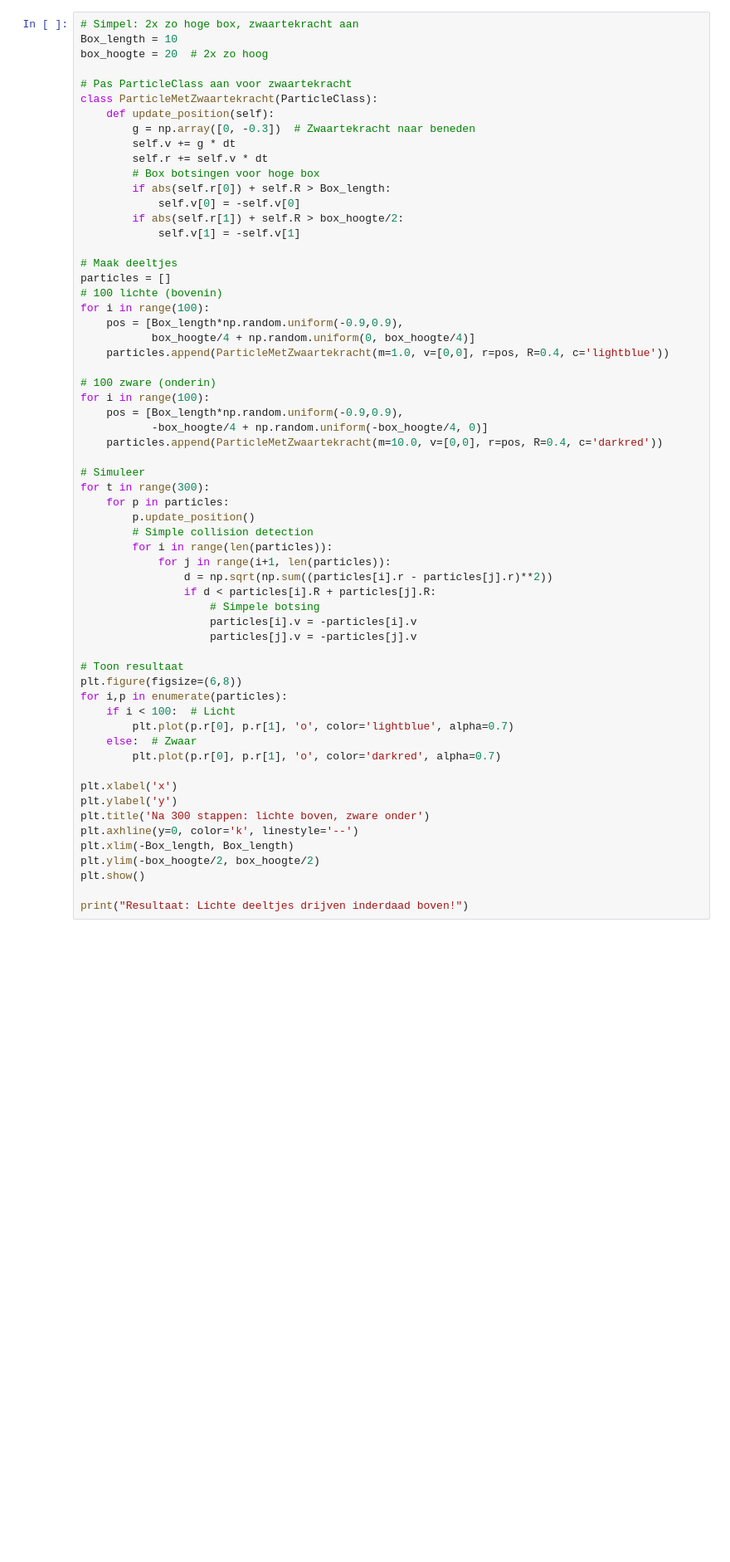
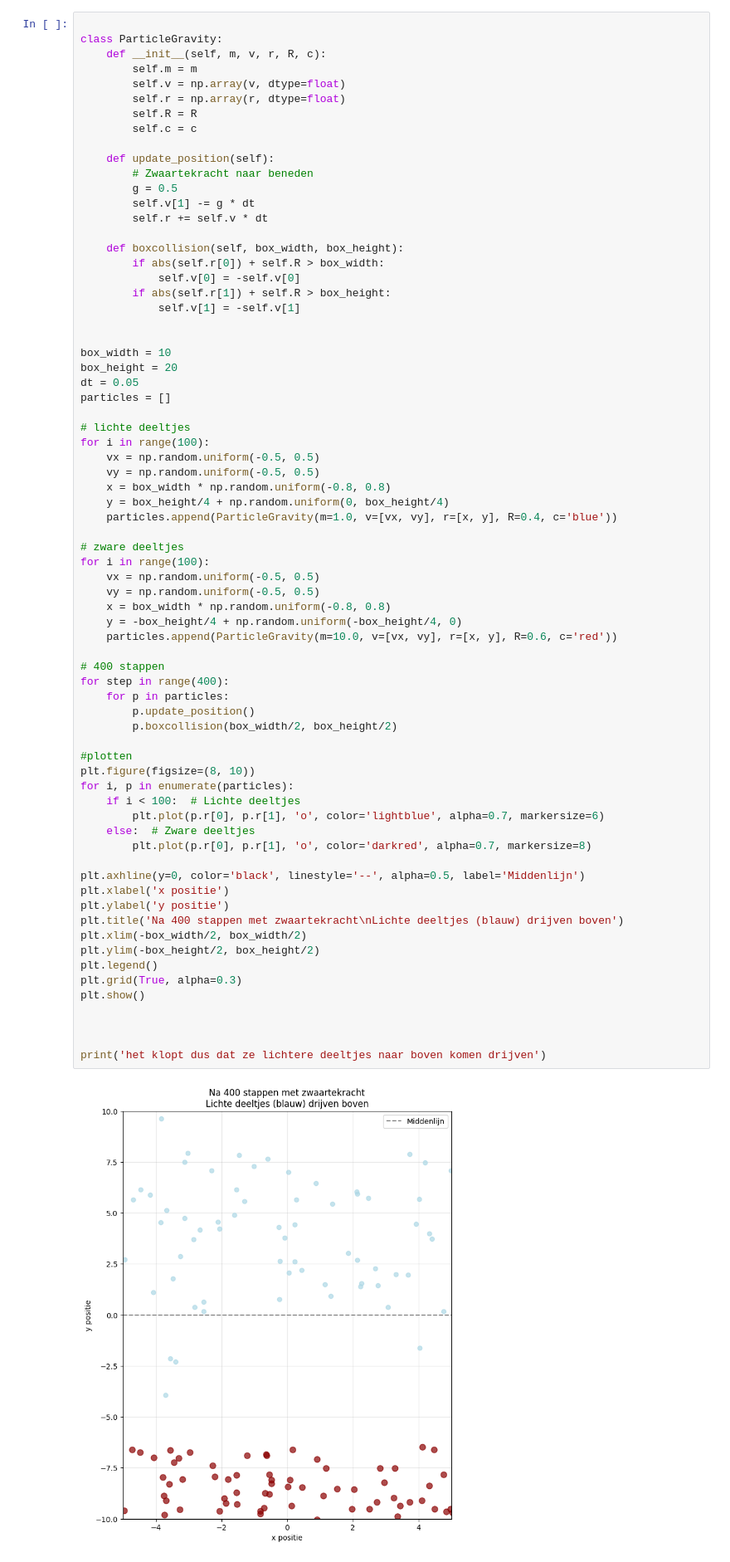
Before and after one commit to raphaelleshtam-svg/20, a Jupyter notebook: Content/PySim/4_brownianmotion.ipynb, the cells around one changed output. Shown at 83% size. Cells and saved outputs as stored; diff of their text form; blank space fills up the shorter version.

````diff
--- a/Content/PySim/4_brownianmotion.ipynb
+++ b/Content/PySim/4_brownianmotion.ipynb
@@ -307,63 +307,75 @@ We kunnen twee "groepen" van deeltjes aanmaken, elk  met een andere massa. Als w
 - zet een artificieel grote zwaartekracht aan
 ```
 # %%
-# Simpel: 2x zo hoge box, zwaartekracht aan
-Box_length = 10
-box_hoogte = 20  # 2x zo hoog
 
-# Pas ParticleClass aan voor zwaartekracht
-class ParticleMetZwaartekracht(ParticleClass):
+class ParticleGravity:
+    def __init__(self, m, v, r, R, c):
+        self.m = m
+        self.v = np.array(v, dtype=float)
+        self.r = np.array(r, dtype=float)
+        self.R = R
+        self.c = c
+
     def update_position(self):
-        g = np.array([0, -0.3])  # Zwaartekracht naar beneden
-        self.v += g * dt
+        # Zwaartekracht naar beneden
+        g = 0.5
+        self.v[1] -= g * dt
         self.r += self.v * dt
-        # Box botsingen voor hoge box
-        if abs(self.r[0]) + self.R > Box_length:
+
+    def boxcollision(self, box_width, box_height):
+        if abs(self.r[0]) + self.R > box_width:
             self.v[0] = -self.v[0]
-        if abs(self.r[1]) + self.R > box_hoogte/2:
+        if abs(self.r[1]) + self.R > box_height:
             self.v[1] = -self.v[1]
 
-# Maak deeltjes
+
+box_width = 10
+box_height = 20
+dt = 0.05
 particles = []
-# 100 lichte (bovenin)
+
+# lichte deeltjes
 for i in range(100):
-    pos = [Box_length*np.random.uniform(-0.9,0.9),
-           box_hoogte/4 + np.random.uniform(0, box_hoogte/4)]
-    particles.append(ParticleMetZwaartekracht(m=1.0, v=[0,0], r=pos, R=0.4, c='lightblue'))
+    vx = np.random.uniform(-0.5, 0.5)
+    vy = np.random.uniform(-0.5, 0.5)
+    x = box_width * np.random.uniform(-0.8, 0.8)
+    y = box_height/4 + np.random.uniform(0, box_height/4)
+    particles.append(ParticleGravity(m=1.0, v=[vx, vy], r=[x, y], R=0.4, c='blue'))
 
-# 100 zware (onderin)
+# zware deeltjes
 for i in range(100):
-    pos = [Box_length*np.random.uniform(-0.9,0.9),
-           -box_hoogte/4 + np.random.uniform(-box_hoogte/4, 0)]
-    particles.append(ParticleMetZwaartekracht(m=10.0, v=[0,0], r=pos, R=0.4, c='darkred'))
+    vx = np.random.uniform(-0.5, 0.5)
+    vy = np.random.uniform(-0.5, 0.5)
+    x = box_width * np.random.uniform(-0.8, 0.8)
+    y = -box_height/4 + np.random.uniform(-box_height/4, 0)
+    particles.append(ParticleGravity(m=10.0, v=[vx, vy], r=[x, y], R=0.6, c='red'))
 
-# Simuleer
-for t in range(300):
+# 400 stappen
+for step in range(400):
     for p in particles:
         p.update_position()
-        # Simple collision detection
-        for i in range(len(particles)):
-            for j in range(i+1, len(particles)):
-                d = np.sqrt(np.sum((particles[i].r - particles[j].r)**2))
-                if d < particles[i].R + particles[j].R:
-                    # Simpele botsing
-                    particles[i].v = -particles[i].v
-                    particles[j].v = -particles[j].v
+        p.boxcollision(box_width/2, box_height/2)
 
-# Toon resultaat
-plt.figure(figsize=(6,8))
-for i,p in enumerate(particles):
-    if i < 100:  # Licht
-        plt.plot(p.r[0], p.r[1], 'o', color='lightblue', alpha=0.7)
-    else:  # Zwaar
-        plt.plot(p.r[0], p.r[1], 'o', color='darkred', alpha=0.7)
+#plotten
+plt.figure(figsize=(8, 10))
+for i, p in enumerate(particles):
+    if i < 100:  # Lichte deeltjes
+        plt.plot(p.r[0], p.r[1], 'o', color='lightblue', alpha=0.7, markersize=6)
+    else:  # Zware deeltjes
+        plt.plot(p.r[0], p.r[1], 'o', color='darkred', alpha=0.7, markersize=8)
 
-plt.xlabel('x')
-plt.ylabel('y')
-plt.title('Na 300 stappen: lichte boven, zware onder')
-plt.axhline(y=0, color='k', linestyle='--')
-plt.xlim(-Box_length, Box_length)
-plt.ylim(-box_hoogte/2, box_hoogte/2)
+plt.axhline(y=0, color='black', linestyle='--', alpha=0.5, label='Middenlijn')
+plt.xlabel('x positie')
+plt.ylabel('y positie')
+plt.title('Na 400 stappen met zwaartekracht\nLichte deeltjes (blauw) drijven boven')
+plt.xlim(-box_width/2, box_width/2)
+plt.ylim(-box_height/2, box_height/2)
+plt.legend()
+plt.grid(True, alpha=0.3)
 plt.show()
 
-print("Resultaat: Lichte deeltjes drijven inderdaad boven!")
+
+
+print('het klopt dus dat ze lichtere deeltjes naar boven komen drijven')
+# %% [output]
+[figure, added]
````
Also changed, not shown: parts of 4 cells of this notebook, 1 other file.
